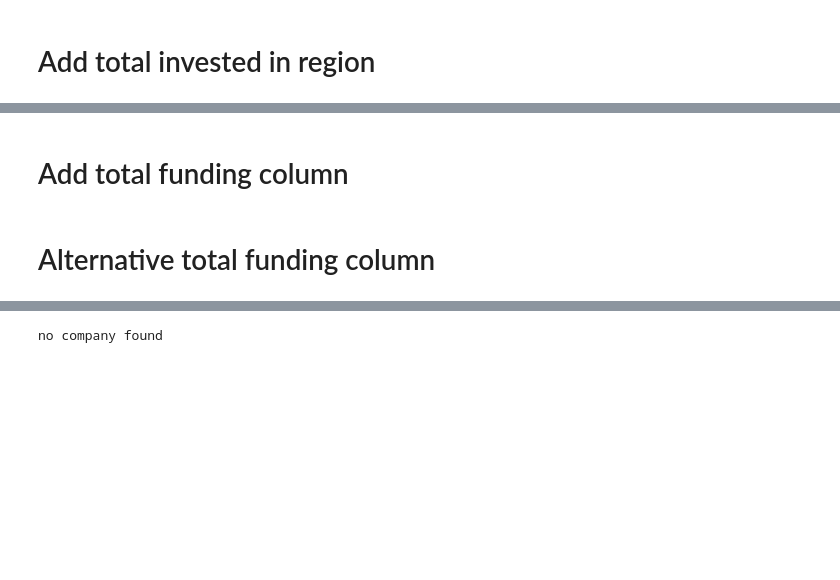
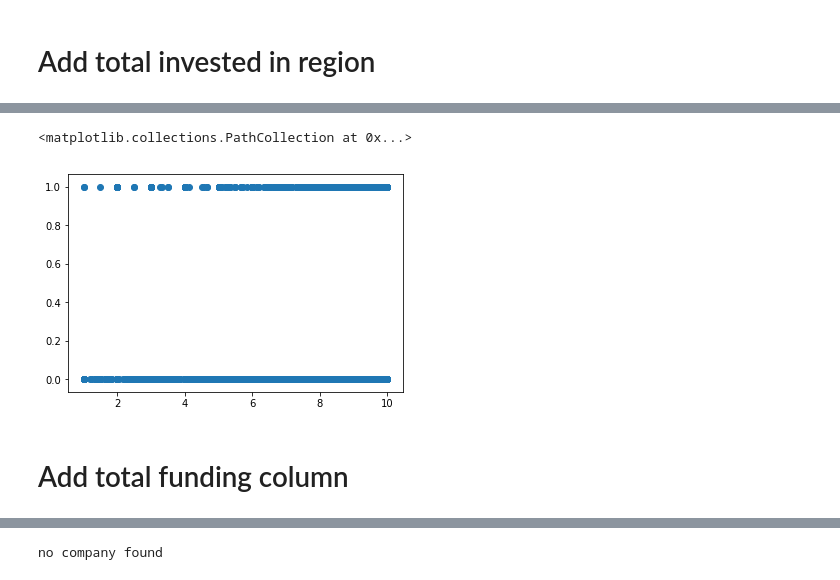
Before and after one commit to jdmendoza/predicting_startup_success, a Jupyter notebook: Second_round_model.ipynb, the cells around one changed output, grey strips where cells are left out. Saved outputs shown, nothing was run; the diff lists cells and outputs as text; code cells hidden in the pictures; blank space fills up the shorter version.

```diff
--- a/Second_round_model.ipynb
+++ b/Second_round_model.ipynb
@@ -178,2 +234,7 @@ df_base.head()
+# %%
+plt.scatter(df_base.avg_investor_rating, df_base.acquired)
+# %% [output]
+<matplotlib.collections.PathCollection at 0x...>
+[figure, added]
 # %% [markdown]
 # Add total funding column
@@ -192,5 +241,3 @@ df_base['total_funding'] = df_base['company_name'].apply(lambda x: funding_compa
-# %% [markdown]
-# Alternative total funding column
 # %%
 df_comp= pd.read_excel(xls,'Companies')
 # %%
```
Also changed, not shown: parts of 111 cells of this notebook, 1 other file.
